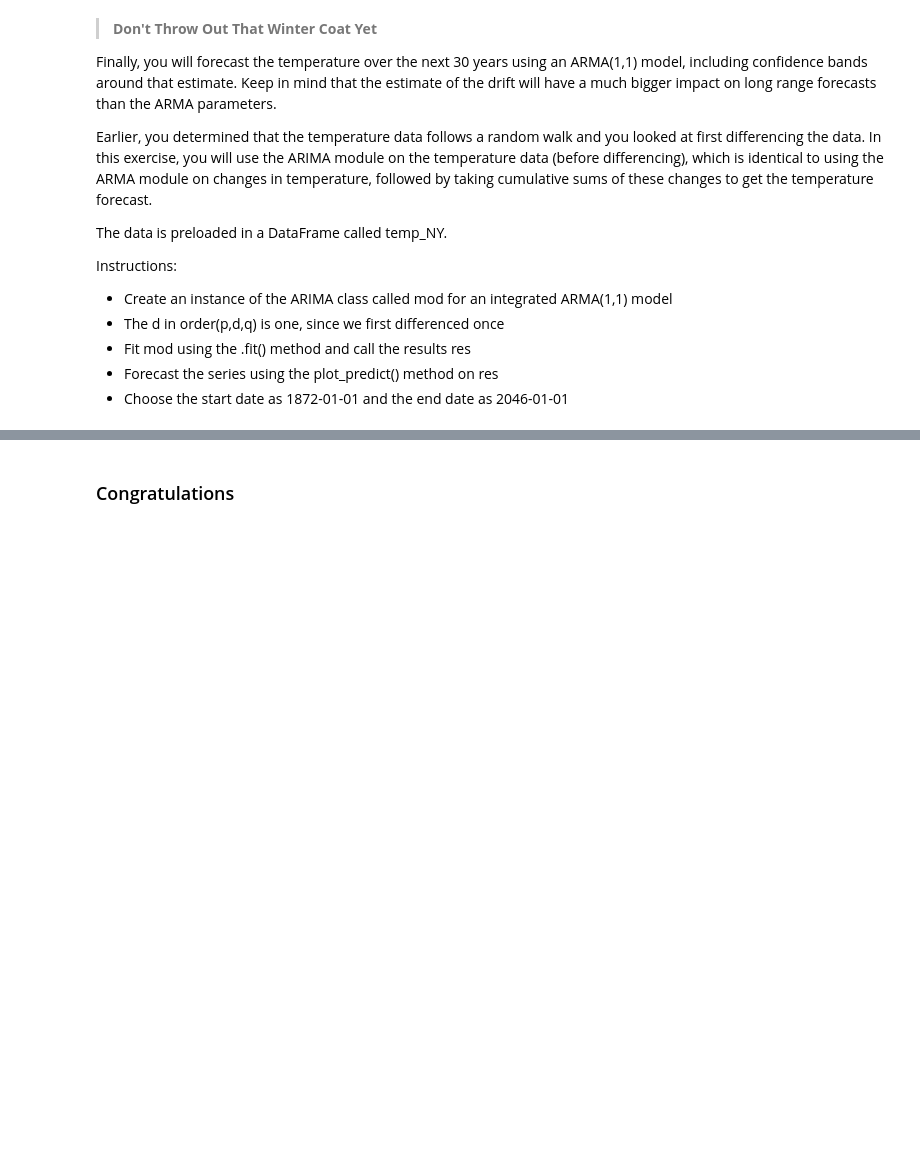
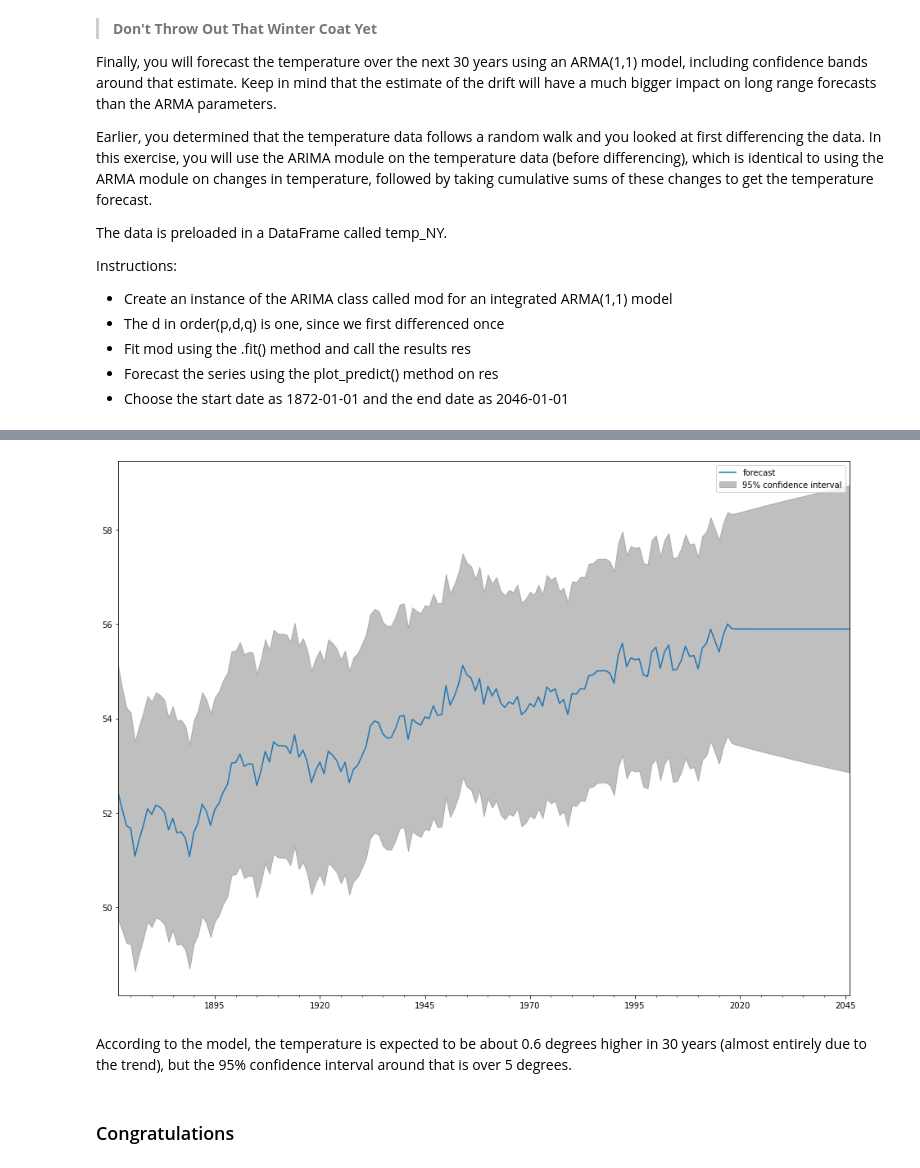
Before and after one commit to anhhaibkhn/Data-Science-selfstudy-notes-Blog, a Jupyter notebook: _notebooks/Time Series Analysis in Python/2022-08-26-Time Series Analysis in Python.ipynb, the cells around one changed output, grey strips where cells are left out. Saved outputs shown, nothing was run; the diff lists cells and outputs as text; code cells hidden in the pictures; blank space fills up the shorter version.

```diff
--- a/_notebooks/Time Series Analysis in Python/2022-08-30-Time Series Analysis in Python.ipynb
+++ b/_notebooks/Time Series Analysis in Python/2022-08-26-Time Series Analysis in Python.ipynb
@@ -1864,5 +1891,21 @@ plt.show()
 ![](./images/tavg_pred.png)
 
 According to the model, the temperature is expected to be about 0.6 degrees higher in 30 years (almost entirely due to the trend), but the 95% confidence interval around that is over 5 degrees.
+# %%
+# Import the ARIMA module from statsmodels
+from statsmodels.tsa.arima.model import ARIMA
+from statsmodels.graphics.tsaplots import plot_predict
+
+# Forecast temperatures using an ARIMA(1,1,1) model
+mod = ARIMA(temp_NY, order=(1,1,1))
+res = mod.fit()
+
+# Plot the original series and the forecasted series
+plot_predict(res, start='1872', end='2046')
+plt.show()
+# %% [output]
+[figure, added]
+# %% [markdown]
+According to the model, the temperature is expected to be about 0.6 degrees higher in 30 years (almost entirely due to the trend), but the 95% confidence interval around that is over 5 degrees.
 # %% [markdown]
 ### Congratulations
```
Also changed, not shown: parts of 7 cells of this notebook, 24 other files.
